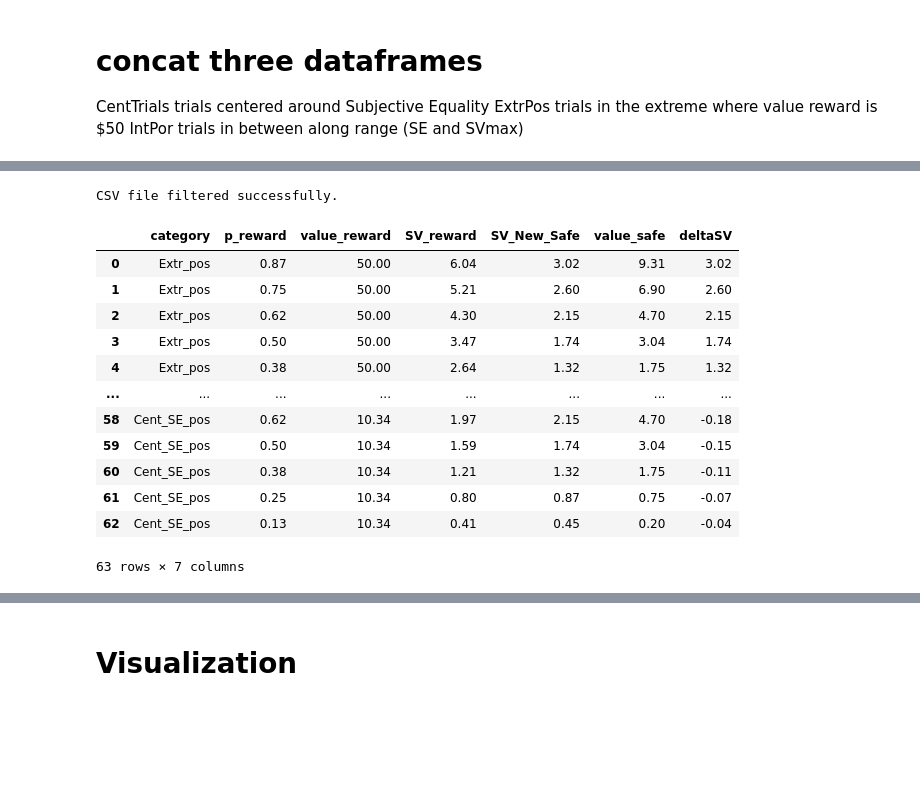
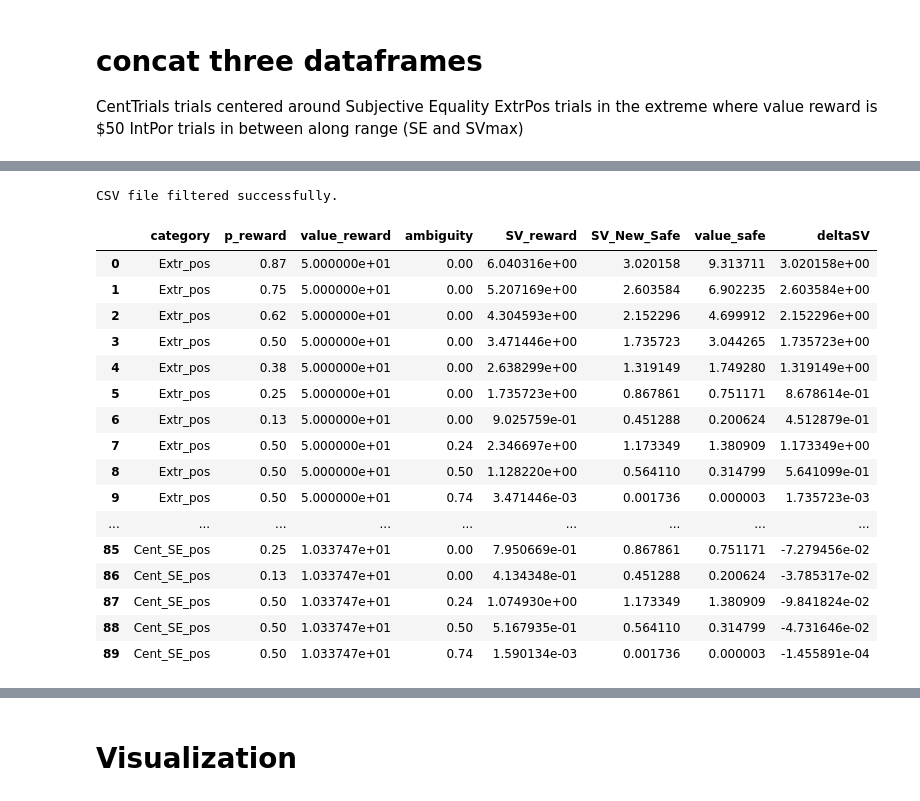
Before and after one commit to CDN-Lab/Adaptive_Choicesets, a Jupyter notebook: symmetrical_choice_set.ipynb, the cells around one changed output, grey strips where cells are left out. Saved outputs shown, nothing was run; the diff lists cells and outputs as text; code cells hidden in the pictures; blank space fills up the shorter version.

```diff
--- a/symmetrical_choice_set.ipynb
+++ b/symmetrical_choice_set.ipynb
@@ -31,19 +32,22 @@ df
 
 alpha_pos = df['alpha'].values[0] #Participant's or ADO alpha parameter
 beta_pos = df['beta'].values[0] #Participant's or ADO beta parameter
+# beta_max = 1.3513513513513513
 alpha_neg = 1.01*alpha_pos
 beta_neg = 1.2*beta_pos
-A= df['crdm_amb_lev'].values[0] #Ambiguity level
+# A= df['crdm_amb_lev'].values[0] #Ambiguity level
+A_null = 0.0 # no ambiguity
 Vmax = 50.0 #The maximum amount we can pay to participants
 Vmin = -50.0 #The minimum amount we can take from participants
-Vsafe_pos = 5.0 # The safe option in positive trials
-Vsafe_neg = -5.0 # The safe option in negative trials
+Vsafe_pos = 5.0 # The old safe option in positive trials
+Vsafe_neg = -5.0 # The old safe option in negative trials
 
 #SV calculation and our probabilities options
+# sv_pos = Vsafe_pos**alpha_pos
+# sv_neg = -(abs(Vsafe_neg))**alpha_neg
 
-sv_pos = Vsafe_pos**alpha_pos
-sv_neg = -(abs(Vsafe_neg))**alpha_neg
 p_options = [0.87, 0.75, 0.62, 0.5, 0.38, 0.25, 0.13]
+amb_options = [0.24, 0.5, 0.74]
 
 # used for populating trials
 empty_df = pd.DataFrame([],columns=['category','p_reward', 'value_reward'])
@@ -216,5 +242,6 @@ df_neg
 # %%
-df_safe_pos = df_pos[['p_reward','SV_New_Safe','value_lott_SE','value_safe']].copy()
-df_safe_neg = df_neg[['p_reward','SV_New_Safe','value_lott_SE','value_safe']].copy()
+# Safe option dataframe to use when merging multiple dataframes
+df_safe_pos = df_pos[['p_reward','ambiguity','SV_New_Safe','value_lott_SE','value_safe']].copy()
+df_safe_neg = df_neg[['p_reward','ambiguity','SV_New_Safe','value_lott_SE','value_safe']].copy()
 df_safe_pos
 # %% [output]
@@ -230,7 +260,7 @@ df_safe_pos
 #Define the trials of subjective equality
 
 #For gains
-df_SE_pos = df_pos[['category','p_reward','value_lott_SE', 'SV_New_Safe']].copy()
+df_SE_pos = df_pos[['category','p_reward','ambiguity','value_lott_SE', 'SV_New_Safe']].copy()
 df_SE_pos['category'] = 'SE_pos'
 df_SE_pos = df_SE_pos.rename(columns={'value_lott_SE':'value_reward'})
 #df_SE_pos = append_SVreward(df_SE_pos,alpha_pos,beta_pos)
@@ -238,15 +268,5 @@ df_SE_pos['value_safe'] = df_safe_pos['value_safe']
 df_SE_pos = df_SE_pos.rename(columns={'SV_New_Safe':'SV_reward'})
 #df_SE_pos = df_SE_pos.drop(columns=['SV_New_Safe','value_lott_SE'])
 
-
-#For losses
-df_SE_neg = df_neg[['category','p_reward','value_lott_SE', 'SV_New_Safe']].copy()
-df_SE_neg['category'] = 'SE_pos'
-df_SE_neg = df_SE_neg.rename(columns={'value_lott_SE':'value_reward'})
-#df_SE_pos = append_SVreward(df_SE_pos,alpha_pos,beta_pos)
-df_SE_neg['value_safe'] = df_safe_neg['value_safe']
-df_SE_neg = df_SE_neg.rename(columns={'SV_New_Safe':'SV_reward'})
-#df_SE_pos = df_SE_pos.drop(columns=['SV_New_Safe','value_lott_SE'])
-
-df_SE_neg
+df_SE_pos
 # %% [output]
@@ -352,7 +388,6 @@ df_cent_pos
 df_int_temp = df_pos.copy()
 df_int_temp['category'] = 'Int_pos'
 def get_interm(df,df_safe_pos,beta,alpha,num_steps=2, trials = 'gains'):
-
     Amp = 1.0
     if trials == 'losses':
         Amp = -1.0
@@ -362,12 +397,12 @@ def get_interm(df,df_safe_pos,beta,alpha,num_steps=2, trials = 'gains'):
     list_x = [i for i in range(-num_steps-1,num_steps+1) if i != 0]
 
     for x in list_x:
-        dfint = df[['category', 'p_reward']].copy()
+        dfint = df[['category', 'p_reward','ambiguity']].copy()
         if x == -num_steps-1:
             dfint['category'] = 'Zero_Reward'
         dfint['SV_reward'] = df['SV_New_Safe'] + x*df['SVstep']
-        dfint['value_reward'] = Amp*(abs(dfint['SV_reward']) / (dfint['p_reward']-beta*A/2)) ** (1 / alpha)
-        dfint = pd.merge(dfint,df_safe_pos,on='p_reward')
+        dfint['value_reward'] = Amp*(abs(dfint['SV_reward']) / (dfint['p_reward']-beta*dfint['ambiguity']/2)) ** (1 / alpha)
+        dfint = pd.merge(dfint,df_safe_pos,on=['p_reward','ambiguity'])
         dfreturn= pd.concat([dfreturn,dfint],ignore_index=True)
 
     return dfreturn
@@ -444,26 +483,31 @@ df_Trials_gains
 # %%
 crdm_trials_gains = 'csv/crdm_trials_gains.csv'
 
 # Save the filtered DataFrame to a new CSV file
 df_Trials_gains.to_csv(crdm_trials_gains, index=False)
 
 print(f"CSV file filtered successfully.")
-pd.read_csv(crdm_trials_gains)
+df = pd.read_csv(crdm_trials_gains)
+df
 # %% [output]
 CSV file filtered successfully.
-|  | category | p_reward | value_reward | SV_reward | SV_New_Safe | value_safe | deltaSV |
-| 0 | Extr_pos | 0.87 | 50.00 | 6.04 | 3.02 | 9.31 | 3.02 |
-| 1 | Extr_pos | 0.75 | 50.00 | 5.21 | 2.60 | 6.90 | 2.60 |
-| 2 | Extr_pos | 0.62 | 50.00 | 4.30 | 2.15 | 4.70 | 2.15 |
-| 3 | Extr_pos | 0.50 | 50.00 | 3.47 | 1.74 | 3.04 | 1.74 |
-| 4 | Extr_pos | 0.38 | 50.00 | 2.64 | 1.32 | 1.75 | 1.32 |
-| ... | ... | ... | ... | ... | ... | ... | ... |
-| 58 | Cent_SE_pos | 0.62 | 10.34 | 1.97 | 2.15 | 4.70 | -0.18 |
-| 59 | Cent_SE_pos | 0.50 | 10.34 | 1.59 | 1.74 | 3.04 | -0.15 |
-| 60 | Cent_SE_pos | 0.38 | 10.34 | 1.21 | 1.32 | 1.75 | -0.11 |
-| 61 | Cent_SE_pos | 0.25 | 10.34 | 0.80 | 0.87 | 0.75 | -0.07 |
-| 62 | Cent_SE_pos | 0.13 | 10.34 | 0.41 | 0.45 | 0.20 | -0.04 |
+|  | category | p_reward | value_reward | ambiguity | SV_reward | SV_New_Safe | value_safe | deltaSV |
+| 0 | Extr_pos | 0.87 | 5.000000e+01 | 0.00 | 6.040316e+00 | 3.020158 | 9.313711 | 3.020158e+00 |
+| 1 | Extr_pos | 0.75 | 5.000000e+01 | 0.00 | 5.207169e+00 | 2.603584 | 6.902235 | 2.603584e+00 |
+| 2 | Extr_pos | 0.62 | 5.000000e+01 | 0.00 | 4.304593e+00 | 2.152296 | 4.699912 | 2.152296e+00 |
+| 3 | Extr_pos | 0.50 | 5.000000e+01 | 0.00 | 3.471446e+00 | 1.735723 | 3.044265 | 1.735723e+00 |
+| 4 | Extr_pos | 0.38 | 5.000000e+01 | 0.00 | 2.638299e+00 | 1.319149 | 1.749280 | 1.319149e+00 |
+| 5 | Extr_pos | 0.25 | 5.000000e+01 | 0.00 | 1.735723e+00 | 0.867861 | 0.751171 | 8.678614e-01 |
+| 6 | Extr_pos | 0.13 | 5.000000e+01 | 0.00 | 9.025759e-01 | 0.451288 | 0.200624 | 4.512879e-01 |
+| 7 | Extr_pos | 0.50 | 5.000000e+01 | 0.24 | 2.346697e+00 | 1.173349 | 1.380909 | 1.173349e+00 |
+| 8 | Extr_pos | 0.50 | 5.000000e+01 | 0.50 | 1.128220e+00 | 0.564110 | 0.314799 | 5.641099e-01 |
+| 9 | Extr_pos | 0.50 | 5.000000e+01 | 0.74 | 3.471446e-03 | 0.001736 | 0.000003 | 1.735723e-03 |
+| ... | ... | ... | ... | ... | ... | ... | ... | ... |
+| 85 | Cent_SE_pos | 0.25 | 1.033747e+01 | 0.00 | 7.950669e-01 | 0.867861 | 0.751171 | -7.279456e-02 |
+| 86 | Cent_SE_pos | 0.13 | 1.033747e+01 | 0.00 | 4.134348e-01 | 0.451288 | 0.200624 | -3.785317e-02 |
+| 87 | Cent_SE_pos | 0.50 | 1.033747e+01 | 0.24 | 1.074930e+00 | 1.173349 | 1.380909 | -9.841824e-02 |
+| 88 | Cent_SE_pos | 0.50 | 1.033747e+01 | 0.50 | 5.167935e-01 | 0.564110 | 0.314799 | -4.731646e-02 |
+| 89 | Cent_SE_pos | 0.50 | 1.033747e+01 | 0.74 | 1.590134e-03 | 0.001736 | 0.000003 | -1.455891e-04 |
-63 rows × 7 columns
 # %%
 df_Trials_losses = pd.concat([df_neg,df_cent_neg, df_int_neg],ignore_index=True)
 df_Trials_losses['SV_New_Safe'] = -abs(df_Trials_gains['value_safe'])**alpha_pos
```
Also changed, not shown: parts of 18 cells of this notebook, 2 other files.
